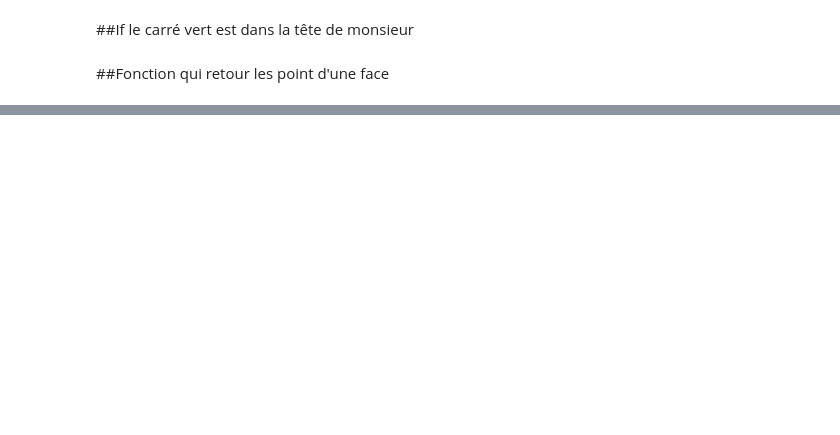
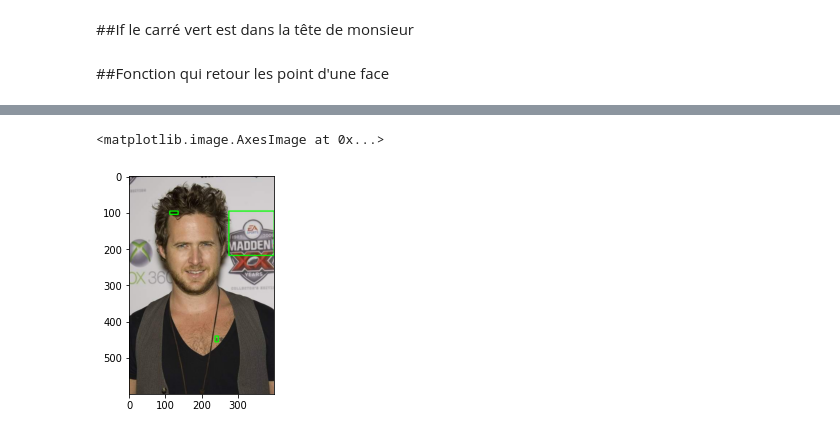
Before and after one commit to MatD3mons/Multi_Face_Detector, a Jupyter notebook: Train/RCNN - Pytorch.ipynb, the cells around one changed output, grey strips where cells are left out. Cells and saved outputs as stored; diff of their text form; code cells hidden in the pictures; blank space fills up the shorter version.

Commit message:
Update RCNN pytorch

```diff
--- a/Train/RCNN - Pytorch.ipynb
+++ b/Train/RCNN - Pytorch.ipynb
@@ -216,3 +156,4 @@ train_labels= torch.tensor(train_labels, dtype=torch.int64)
 # %%
 m, std = train_images.to(torch.float32).mean(), train_images.to(torch.float32).std()
 train_images = (train_images - m) / std
+train_labels = train_labels.float()
@@ -284,13 +257,15 @@ RuntimeError: [enforce fail at ..\c10\core\CPUAllocator.cpp:72] data. DefaultCPU
 # %%
 # A cool thing is that the train loop doesn't need to change
-informations = []
 for epoch in range(EPOCHS):
     # put your learner in train mode
 
     for xb, yb in train_dl:
+        #xb, yb = data[0].to(device), data[1].to(device)
         # again, practice
-        output = learner(xb)
-        loss = loss_func(output,yb)
+        xb, yb = xb.to("cpu"), yb.to("cpu")
+        m = nn.Sigmoid()
+        output = model(xb)
+        loss = loss_func(m(output),yb)
         # backward pass:
         loss.backward()
 
@@ -300,11 +275,12 @@ for epoch in range(EPOCHS):
     # put your learner in eval mode
 
     with torch.no_grad():
-        total_loss, total_acc = 0., 0.
+        total_loss = 0.
         for xb, yb in valid_dl:
-            pred = learner(xb)
-            total_loss += loss_func(pred, yb)
-            total_acc += accuracy(pred, yb)
+            #xb, yb = data[0].to(device), data[1].to(device)
+            xb, yb = xb.to("cpu"), yb.to("cpu")
+            m = nn.Sigmoid()
+            pred = model(xb)
+            total_loss += loss_func(m(pred), yb)
         n_entries = len(valid_dl)
-        informations.append([epoch, (total_loss/n_entries).item(),(total_acc/n_entries).item() ])
-        print('poch', epoch,'loss:', (total_loss/n_entries).item(),'accuracy:', (total_acc/n_entries).item())
+    print('epoch', epoch,'loss:', (total_loss/n_entries).item())
@@ -311,5 +298,3 @@ for epoch in range(EPOCHS):
 # %%
-#learner.save('test')
-
-PATH = './cifar_net.pth'
-torch.save(learner.state_dict(), PATH)
+PATH = 'RCNN.pth'
+torch.save(model.state_dict(), PATH)
@@ -327,27 +301,32 @@ plt.savefig('loss.png')
 # %%
 path = "Image"
 file = "2.jpg"
 
 img = cv2.imread(os.path.join(path,file))
 ss.setBaseImage(img)
 ss.switchToSelectiveSearchFast()
 ssresults = ss.process()
 imout = img.copy()
 
 learner = models.vgg16()
-learner.classifier[6] = nn.Linear(4096,num_classes)
+learner.classifier[6] = nn.Linear(4096,1)
 learner.load_state_dict(torch.load(PATH))
 
 for e,result in enumerate(ssresults):
         if e < 100:
             x,y,w,h = result
             timage = imout[y:y+h,x:x+w]
-            resized = cv2.resize(timage, (224,224), interpolation = cv2.INTER_AREA).transpose(2,1,0)
+            resized = cv2.resize(timage, (128,128), interpolation = cv2.INTER_AREA).transpose(2,1,0)
             img = np.expand_dims(resized, axis=0)
             out= learner(torch.tensor(img).float())
-            if out[0][0] > 0.65:
-                print("visage !")
-                cv2.rectangle(imout, (x, y), (x+w, y+h), (0, 255, 0), 1, cv2.LINE_AA)
-                break
+            m = nn.Sigmoid()
+            #print(m(out[0][0]))
+            if m(out[0][0]) > 0.65:
+                #print("visage !")
+                cv2.rectangle(imout, (x, y), (x+w, y+h), (0, 255, 0), 2, cv2.LINE_AA)
+                #break
 plt.figure()
-plt.imshow(imout)
+plt.imshow(cv2.cvtColor(imout, cv2.COLOR_BGR2RGB))
+# %% [output]
+<matplotlib.image.AxesImage at 0x...>
+[figure, added]
```
Also changed, not shown: parts of 25 cells of this notebook, 1 other file.
